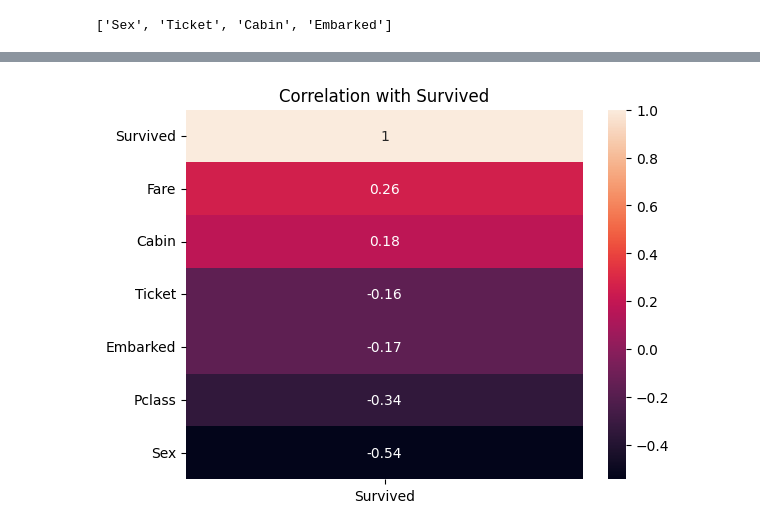
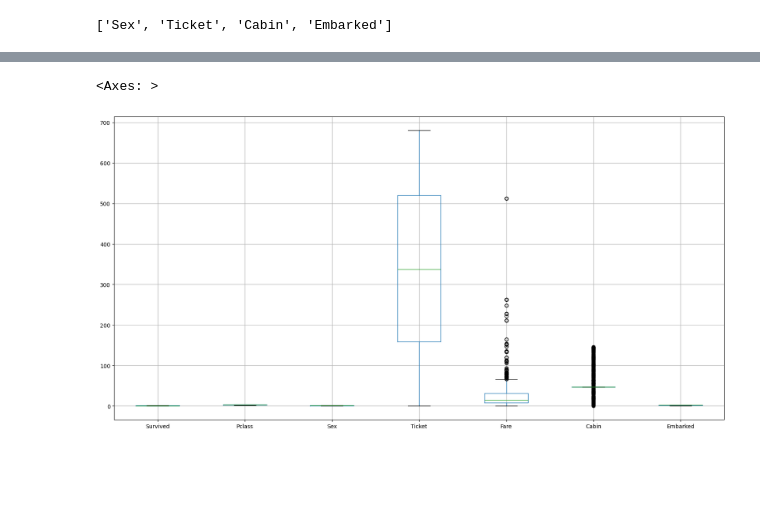
Before and after one commit to MR-Unknown9/AI_Course, a Jupyter notebook: notebooks/titanic _notebook.ipynb, the cells around one changed output, grey strips where cells are left out. Saved outputs shown, nothing was run; the diff lists cells and outputs as text; code cells hidden in the pictures; blank space fills up the shorter version.

```diff
--- a/notebooks/titanic _notebook.ipynb
+++ b/notebooks/titanic _notebook.ipynb
@@ -72,10 +72,5 @@ plt.show()
-# %%
-data.drop(["PassengerId","Parch", "SibSp", "Age"], axis=1, inplace=True)
-# %%
-corr_matrix = data.corr()
-labeled_corr = corr_matrix[["Survived"]].sort_values(by="Survived", ascending=False)
-sns.heatmap(labeled_corr, annot=True)
-plt.title("Correlation with Survived")
-plt.show()
-# %% [output]
-[figure, removed]
+# %%
+data.boxplot(figsize=(20, 10))
+# %% [output]
+<Axes: >
+[figure, added]
```
Also changed, not shown: parts of 10 cells of this notebook.
